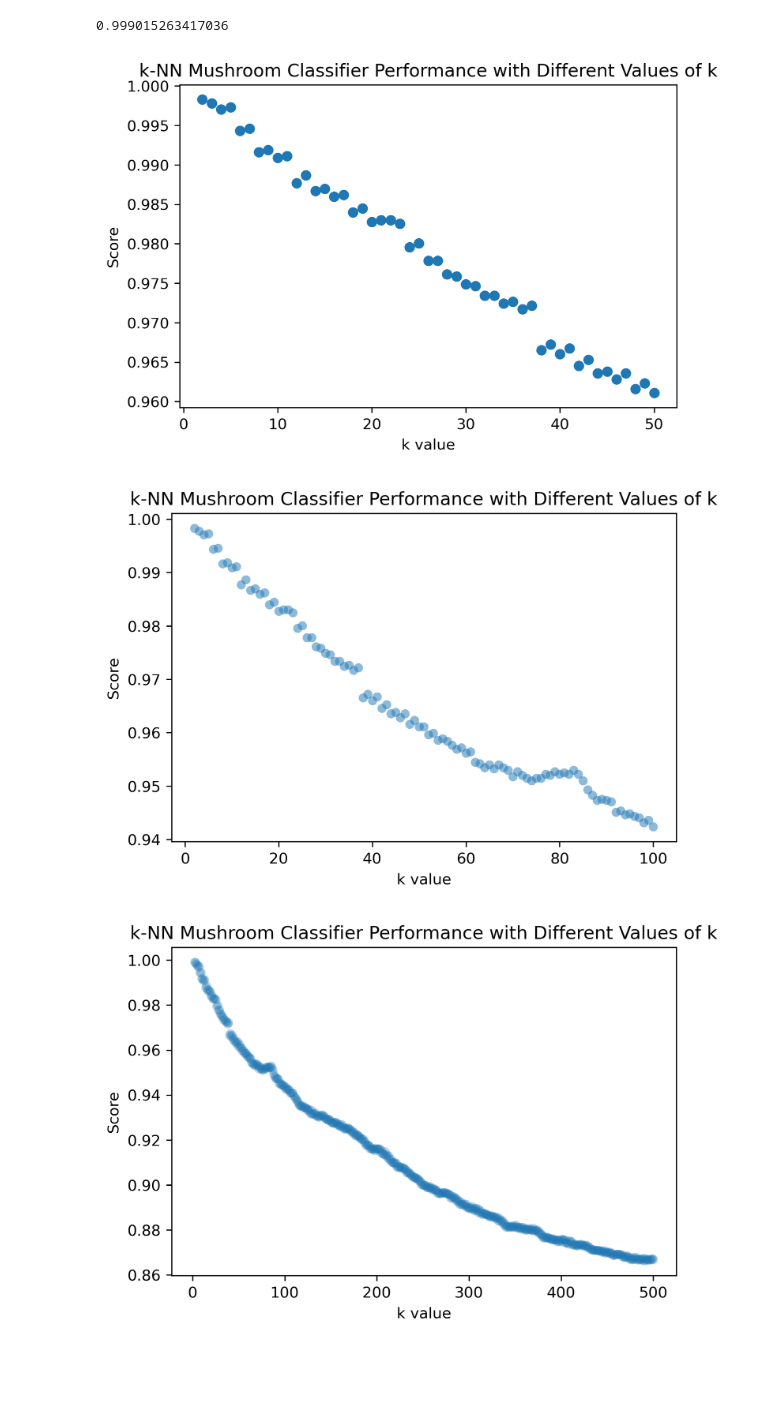
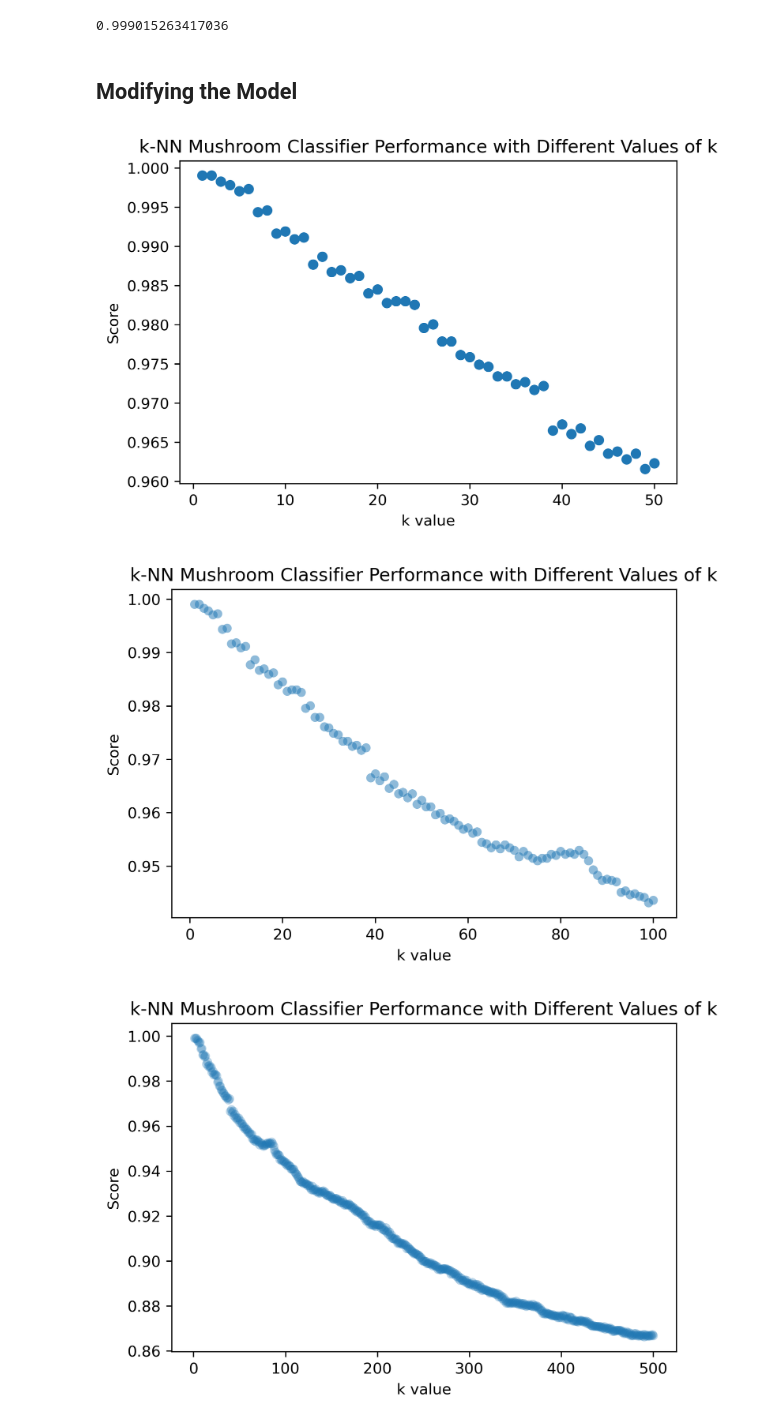
Before and after one commit to tyleryip/ENSF544_Project1, a Jupyter notebook: paper1-kNN.ipynb, the cells around one changed output. Saved outputs shown, nothing was run; the diff lists cells and outputs as text; code cells hidden in the pictures; blank space fills up the shorter version.

Commit message:
Adding individual model modifications to paper 2

```diff
--- a/paper1-kNN.ipynb
+++ b/paper1-kNN.ipynb
@@ -55,11 +55,13 @@ model.score(x_test, y_test)
 # %% [output]
 0.999015263417036
+# %% [markdown]
+## Modifying the Model
 # %%
 # Make a modification to the model
 knn_scores = {}
 # Key: k, Value: score
 
-for k in range(2, 501):
+for k in range(1, 501):
     model = KNeighborsClassifier(n_neighbors=k)
     model.fit(x_train, y_train)
     score = model.score(x_test, y_test)
@@ -68,18 +70,18 @@ for k in range(2, 501):
 knn_scores_df = pd.DataFrame.from_dict(knn_scores, orient="index", columns=["score"])
 # %%
 fig, ax = plt.subplots()
-scatter = ax.scatter(range(2, 51), knn_scores_df['score'][2:51])
+scatter = ax.scatter(range(1, 51), knn_scores_df['score'][1:51])
 
 ax.set_title('k-NN Mushroom Classifier Performance with Different Values of k')
 ax.set_ylabel('Score')
 ax.set_xlabel('k value')
 
 plt.show()
 # %% [output]
-[figure, old version]
+[figure, new version]
 # %%
 fig, ax = plt.subplots()
-scatter = ax.scatter(range(2, 101), knn_scores_df['score'][2:101], alpha=0.5, linewidths=0)
+scatter = ax.scatter(range(1, 101), knn_scores_df['score'][1:101], alpha=0.5, linewidths=0)
 
 ax.set_title('k-NN Mushroom Classifier Performance with Different Values of k')
 ax.set_ylabel('Score')
@@ -87,6 +89,6 @@ ax.set_xlabel('k value')
 
 plt.show()
 # %% [output]
-[figure, old version]
+[figure, new version]
 # %%
 fig, ax = plt.subplots()
```
Also changed, not shown: parts of 2 cells of this notebook, 1 other file.
